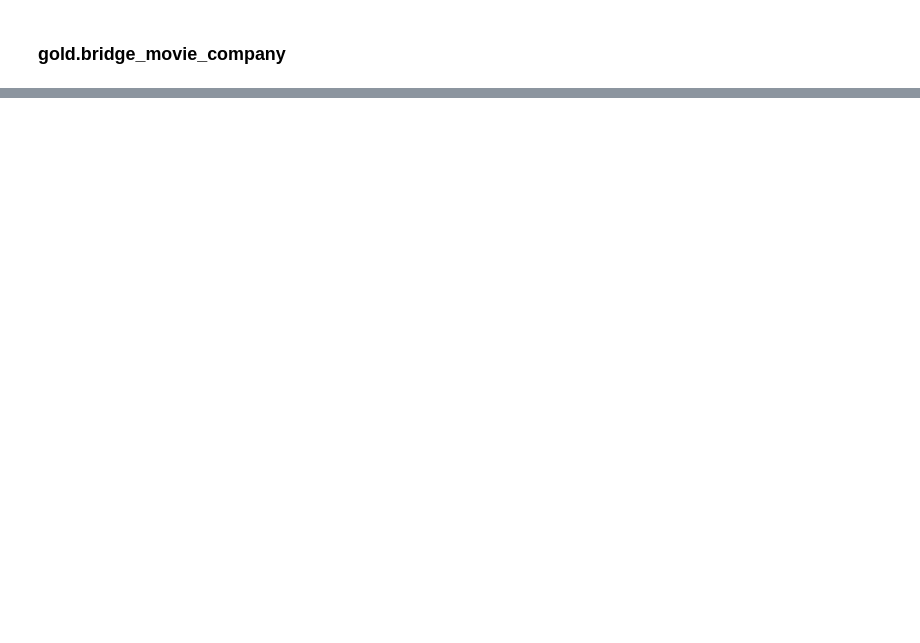
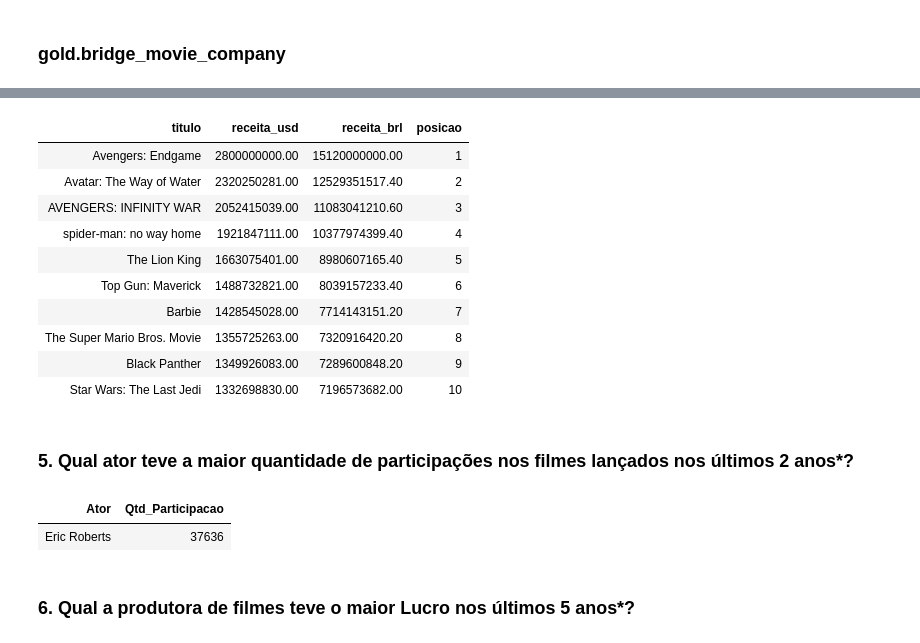
Before and after one commit to Lucas-KC/Atividade-2-Arquitetura-Medalh-o, a Jupyter notebook: Silver_to_Gold.ipynb, the cells around one changed output, grey strips where cells are left out. Cells and saved outputs as stored; diff of their text form; code cells hidden in the pictures; blank space fills up the shorter version.

```diff
--- a/Silver_to_Gold.ipynb
+++ b/Silver_to_Gold.ipynb
@@ -388,0 +463,65 @@ display(bridge_movie_company.orderBy("sk_movie_id").limit(10))
+# %%
+spark.sql("""
+    CREATE OR REPLACE VIEW olist_medallion.gold.vw_q4_top10_receita AS
+    WITH ranking AS (
+    SELECT m.titulo,
+            f.receita_usd,
+            f.receita_brl,
+            RANK() OVER (ORDER BY f.receita_usd DESC) AS posicao
+    FROM olist_medallion.gold.fact_movies_performance f
+    JOIN olist_medallion.gold.dim_movies m ON m.sk_movie_id = f.sk_movie_id
+    WHERE f.receita_usd IS NOT NULL
+    )
+    SELECT titulo, receita_usd, receita_brl, posicao
+    FROM ranking
+    WHERE posicao <= 10
+    ORDER BY posicao, titulo
+""")
+
+display(spark.table(f"{gold_schema}.vw_q4_top10_receita"))
+# %% [output]
+| titulo | receita_usd | receita_brl | posicao |
+| Avengers: Endgame | 2800000000.00 | 15120000000.00 | 1 |
+| Avatar: The Way of Water | 2320250281.00 | 12529351517.40 | 2 |
+| AVENGERS: INFINITY WAR | 2052415039.00 | 11083041210.60 | 3 |
+| spider-man: no way home | 1921847111.00 | 10377974399.40 | 4 |
+| The Lion King | 1663075401.00 | 8980607165.40 | 5 |
+| Top Gun: Maverick | 1488732821.00 | 8039157233.40 | 6 |
+| Barbie | 1428545028.00 | 7714143151.20 | 7 |
+| The Super Mario Bros. Movie | 1355725263.00 | 7320916420.20 | 8 |
+| Black Panther | 1349926083.00 | 7289600848.20 | 9 |
+| Star Wars: The Last Jedi | 1332698830.00 | 7196573682.00 | 10 |
+# %% [markdown]
+### 5. Qual ator teve a maior quantidade de participações nos filmes lançados nos últimos 2 anos*?
+# %%
+spark.sql("""
+    CREATE OR REPLACE VIEW olist_medallion.gold.vw_q5_ator_mais_participacoes_2anos AS
+    WITH data_max AS (
+        SELECT m.data_lancamento
+        FROM olist_medallion.gold.dim_movies m
+        WHERE m.status_filme = 'Lançado'
+        AND data_lancamento <= current_date()
+        ORDER BY m.data_lancamento DESC
+        LIMIT 1
+    )
+    SELECT p.nome_pessoa AS Ator, COUNT(*) AS Qtd_Participacao
+    FROM olist_medallion.gold.dim_people p
+    JOIN olist_medallion.gold.bridge_movie_person b_m_p
+    ON p.sk_person_id = b_m_p.sk_person_id
+    WHERE p.tipo_pessoa = 'Ator' AND p.nome_pessoa != 'Nenhum'
+    AND b_m_p.sk_movie_id IN (
+        SELECT sk_movie_id
+        FROM olist_medallion.gold.dim_movies m
+        WHERE m.data_lancamento >= (SELECT m.data_lancamento - INTERVAL 2 YEAR FROM data_max)
+    )
+    GROUP BY Ator
+    ORDER BY Qtd_Participacao DESC
+    LIMIT 1
+""")
+
+display(spark.table(f"{gold_schema}.vw_q5_ator_mais_participacoes_2anos"))
+# %% [output]
+| Ator | Qtd_Participacao |
+| Eric Roberts | 37636 |
+# %% [markdown]
+### 6. Qual a produtora de filmes teve o maior Lucro nos últimos 5 anos*?
```
Also changed, not shown: parts of 18 cells of this notebook.
